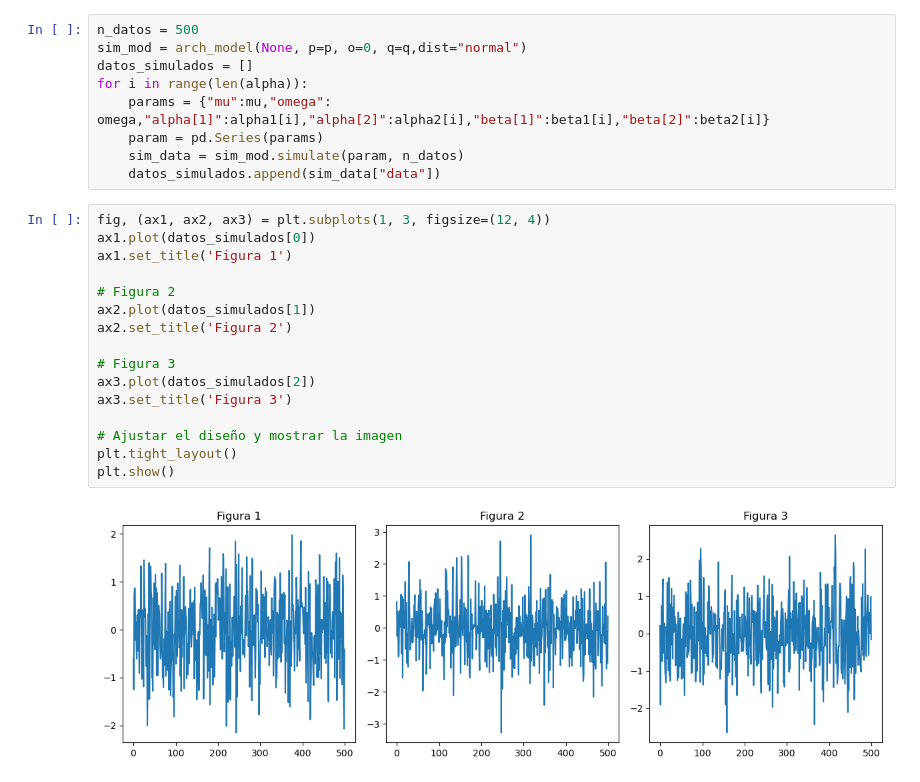
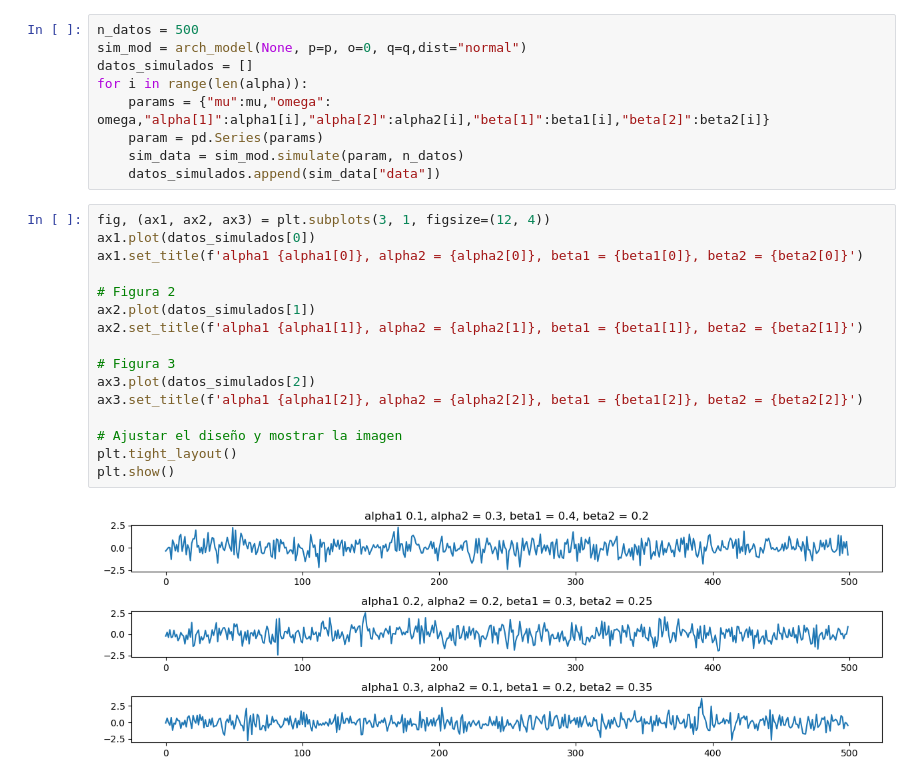
Before and after one commit to Diego-Astaburuaga/Modelos-GARCH, a Jupyter notebook: Códigos de prueba/Grilla de graficos normal.ipynb, the cells around one changed output. Saved outputs shown, nothing was run; the diff lists cells and outputs as text.

```diff
--- a/Códigos de prueba/Grilla de graficos normal.ipynb
+++ b/Códigos de prueba/Grilla de graficos normal.ipynb
@@ -148,20 +148,20 @@ for i in range(len(alpha)):
     sim_data = sim_mod.simulate(param, n_datos)
     datos_simulados.append(sim_data["data"])
 # %%
-fig, (ax1, ax2, ax3) = plt.subplots(1, 3, figsize=(12, 4))
+fig, (ax1, ax2, ax3) = plt.subplots(3, 1, figsize=(12, 4))
 ax1.plot(datos_simulados[0])
-ax1.set_title('Figura 1')
+ax1.set_title(f'alpha1 {alpha1[0]}, alpha2 = {alpha2[0]}, beta1 = {beta1[0]}, beta2 = {beta2[0]}')
 
 # Figura 2
 ax2.plot(datos_simulados[1])
-ax2.set_title('Figura 2')
+ax2.set_title(f'alpha1 {alpha1[1]}, alpha2 = {alpha2[1]}, beta1 = {beta1[1]}, beta2 = {beta2[1]}')
 
 # Figura 3
 ax3.plot(datos_simulados[2])
-ax3.set_title('Figura 3')
+ax3.set_title(f'alpha1 {alpha1[2]}, alpha2 = {alpha2[2]}, beta1 = {beta1[2]}, beta2 = {beta2[2]}')
 
 # Ajustar el diseño y mostrar la imagen
 plt.tight_layout()
 plt.show()
 # %% [output]
-[figure, old version]
+[figure, new version]
```
Also changed, not shown: parts of 3 cells of this notebook, 1 other file.
